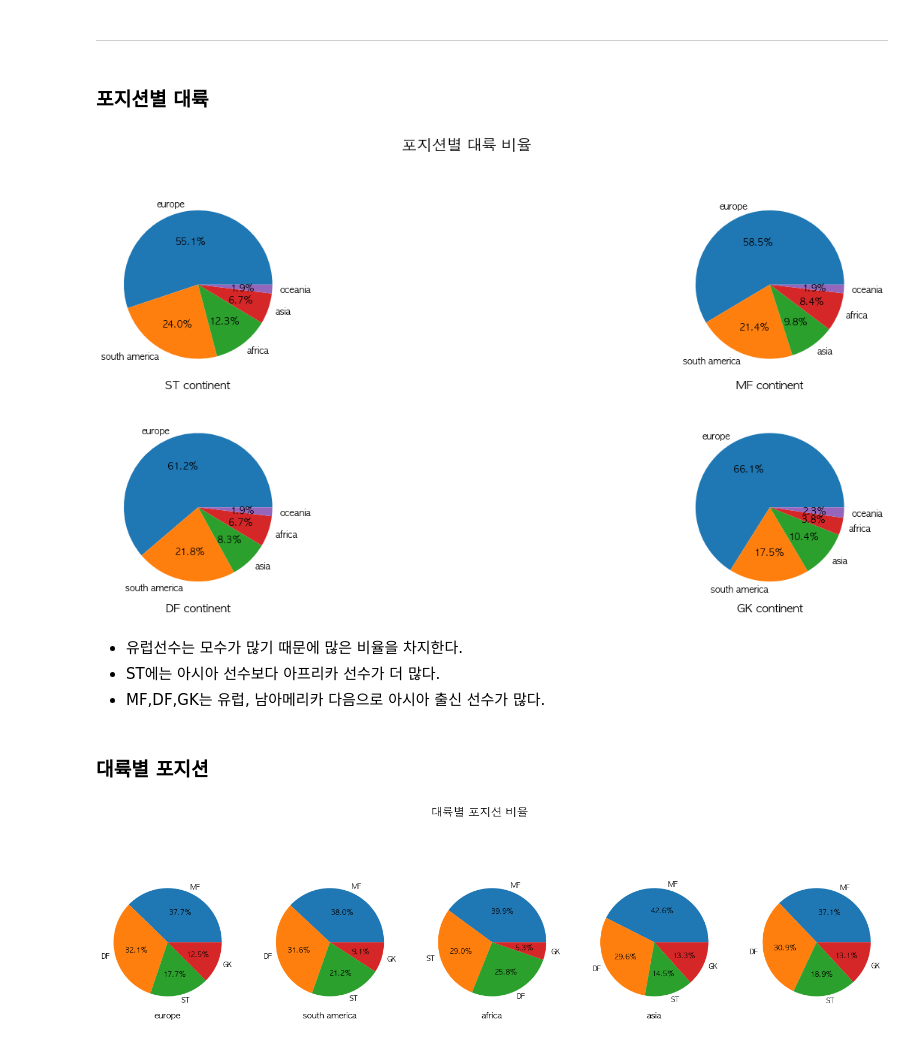
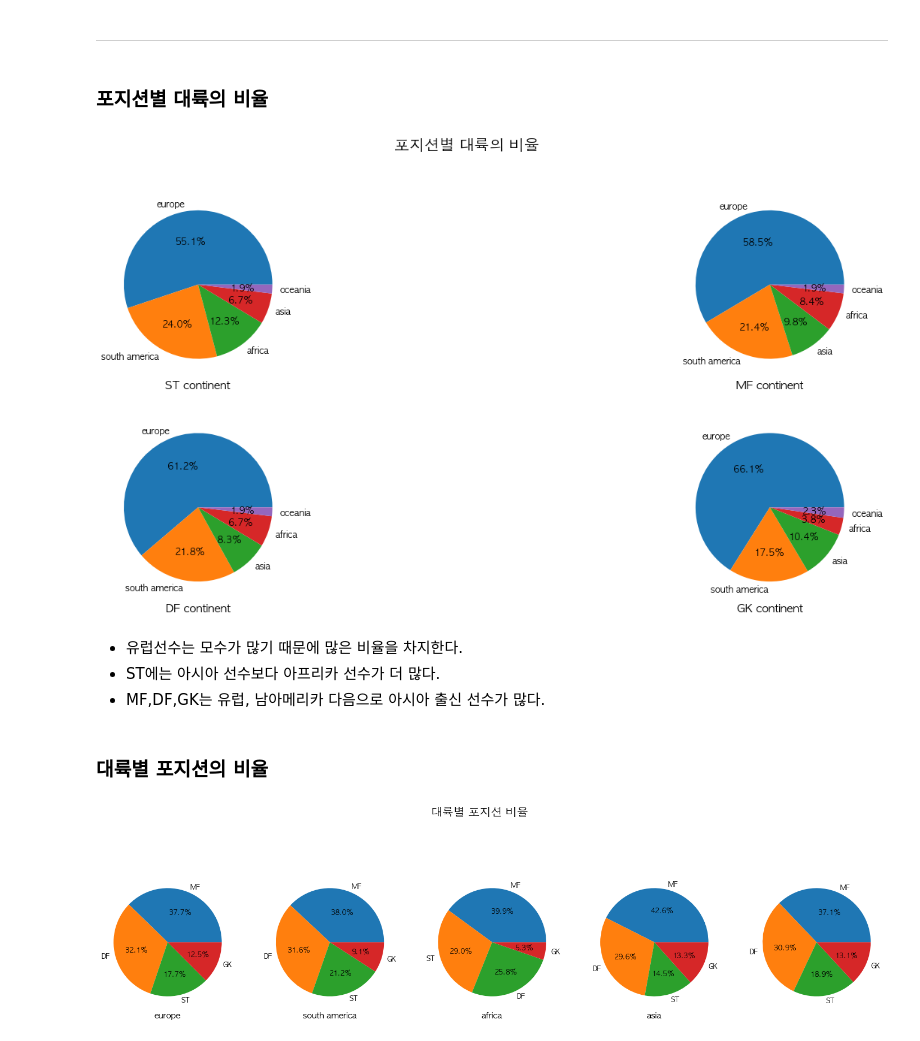
Before and after one commit to lee-jong-gu/DACON-fifa-value, a Jupyter notebook: EDA.ipynb, the cells around one changed output. Drawn from its saved outputs; the diff is of its cells as text; code cells hidden in the pictures.

```diff
--- a/EDA.ipynb
+++ b/EDA.ipynb
@@ -452,6 +453,7 @@ x = np.linspace(mu - 3*sigma, mu + 3*sigma, 100)
 ax2.plot(x, stats.norm.pdf(x,mu,sigma), color = 'blue', label='theoretical')
 
 sns.distplot(ax=ax2, a=train['value'], bins=100, color = 'red', label='observed')
+plt.rc('axes', unicode_minus=False)
 ax2.legend()
 
 plt.show()
@@ -490,6 +492,7 @@ x = np.linspace(mu - 3*sigma, mu + 3*sigma, 100)
 ax2.plot(x, stats.norm.pdf(x,mu,sigma), color = 'blue', label='theoretical')
 
 sns.distplot(ax=ax2, a=train_copy['value'], bins=100, color = 'red', label='observed')
+plt.rc('axes', unicode_minus=False)
 ax2.legend()
 
 plt.show()
@@ -903,36 +906,36 @@ Residual        8930.0  3.046790e+17  3.411859e+13       NaN       NaN
 # %% [markdown]
 ---
 # %% [markdown]
-### 포지션별 대륙
+### 포지션별 대륙의 비율
 # %%
 fig, ax = plt.subplots(2,2, figsize=(25,10))
 ax = ax.flatten()
 labels = ['europe','south america','africa', 'asia', 'oceania']
 ax[0].pie(train[train['position']=='ST']['continent'].value_counts() / len(train[train['position']=='ST']),
        labels=(train[train['position']=='ST']['continent'].value_counts() / len(train[train['position']=='ST'])).index,autopct='%.1f%%',textprops={'size':12})
 ax[0].set_xlabel('ST continent',fontsize=15)
 
 ax[1].pie(train[train['position']=='MF']['continent'].value_counts() / len(train[train['position']=='MF']),
        labels=(train[train['position']=='MF']['continent'].value_counts() / len(train[train['position']=='MF'])).index,autopct='%.1f%%',textprops={'size':12})
 ax[1].set_xlabel('MF continent',fontsize=15)
 
 ax[2].pie(train[train['position']=='DF']['continent'].value_counts() / len(train[train['position']=='DF']),
        labels=(train[train['position']=='DF']['continent'].value_counts() / len(train[train['position']=='DF'])).index,autopct='%.1f%%',textprops={'size':12},normalize=False)
 ax[2].set_xlabel('DF continent',fontsize=15)
 
 ax[3].pie(train[train['position']=='GK']['continent'].value_counts() / len(train[train['position']=='GK']),
        labels=(train[train['position']=='GK']['continent'].value_counts() / len(train[train['position']=='GK'])).index,autopct='%.1f%%',textprops={'size':12},normalize=False)
 ax[3].set_xlabel('GK continent',fontsize=15)
-plt.suptitle('포지션별 대륙 비율',fontsize=20)
+plt.suptitle('포지션별 대륙의 비율',fontsize=20)
 plt.show()
 # %% [output]
-[figure, old version]
+[figure, new version]
 # %% [markdown]
 * 유럽선수는 모수가 많기 때문에 많은 비율을 차지한다.
 * ST에는 아시아 선수보다 아프리카 선수가 더 많다.
 * MF,DF,GK는 유럽, 남아메리카 다음으로 아시아 출신 선수가 많다.
 # %% [markdown]
-### 대륙별 포지션
+### 대륙별 포지션의 비율
 # %%
 fig, ax = plt.subplots(1,5, figsize=(25,7))
 ax = ax.flatten()
```
Also changed, not shown: parts of 22 cells of this notebook.
